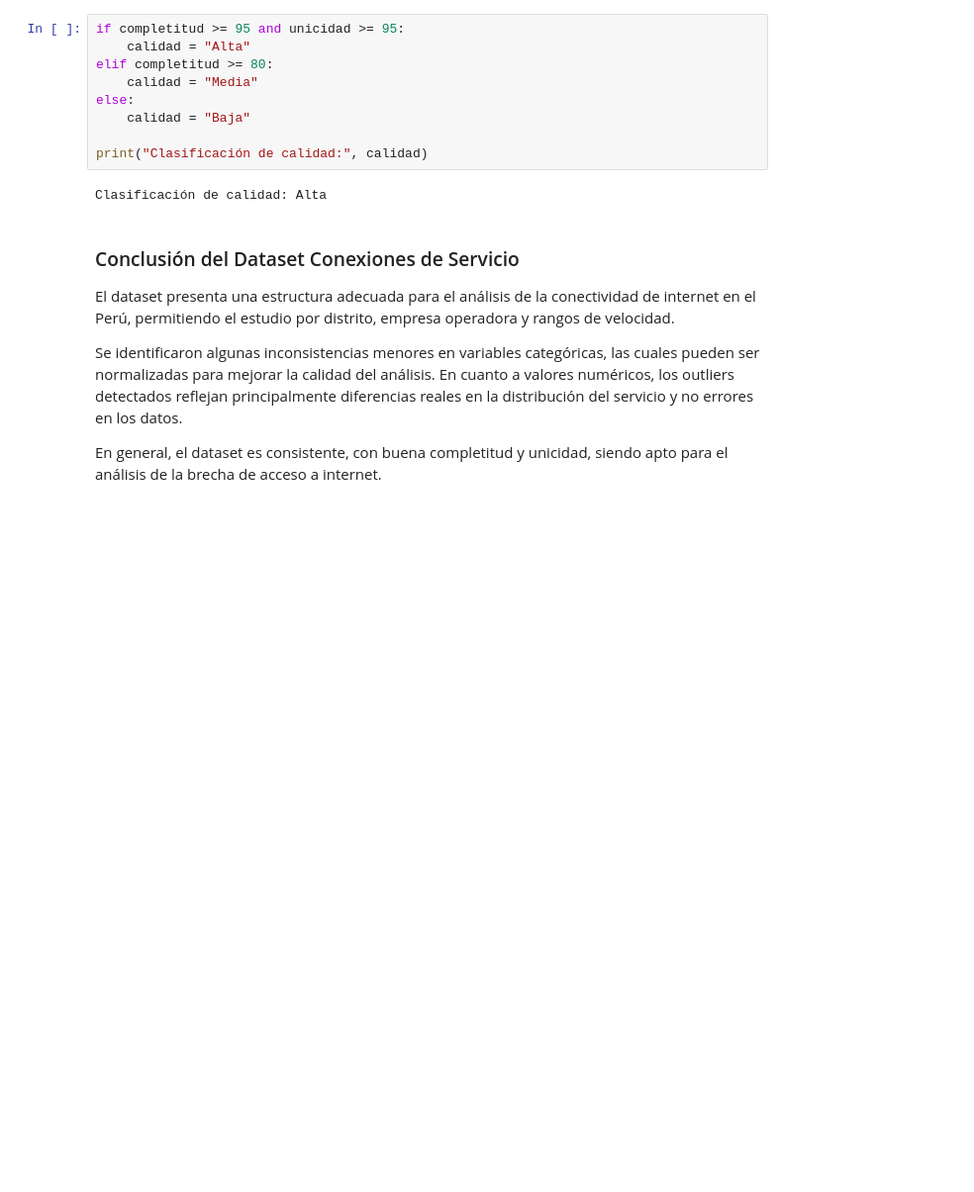
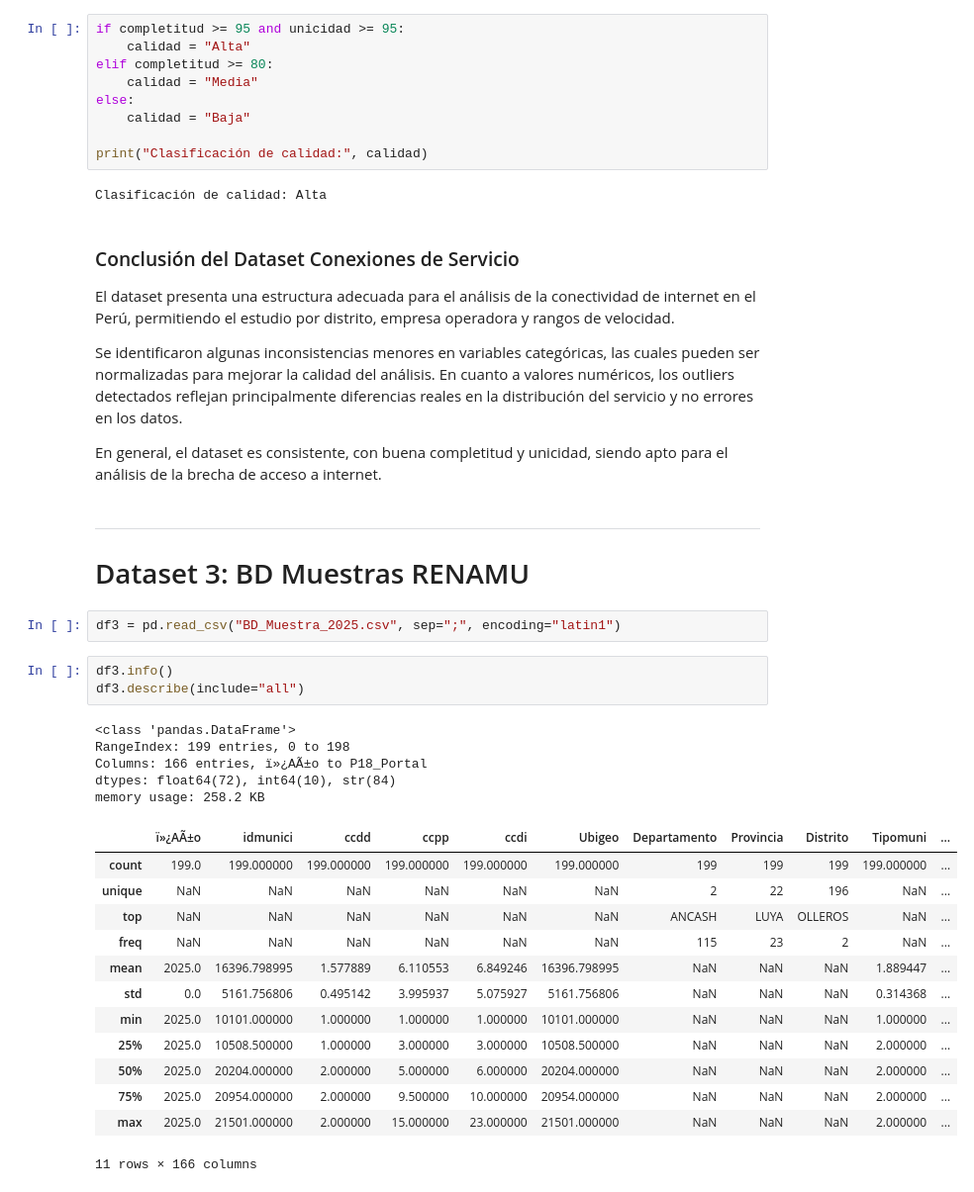
Before and after one commit to ElPalo708/An-lisis-de-la-Brecha-Digital-y-Acceso-a-TIC-en-el-Per-2023-2024, a Jupyter notebook: perfilado.ipynb, the cells around one changed output. Shown at 99% size. Saved outputs shown, nothing was run; the diff lists cells and outputs as text; blank space fills up the shorter version.

Commit message:
Perfilado Dataset 3 (RENAMU) y Dataset 4 (reclamos) completos

```diff
--- a/perfilado.ipynb
+++ b/perfilado.ipynb
@@ -1257,3 +1257,31 @@ El dataset presenta una estructura adecuada para el análisis de la conectividad
 Se identificaron algunas inconsistencias menores en variables categóricas, las cuales pueden ser normalizadas para mejorar la calidad del análisis. En cuanto a valores numéricos, los outliers detectados reflejan principalmente diferencias reales en la distribución del servicio y no errores en los datos.
 
 En general, el dataset es consistente, con buena completitud y unicidad, siendo apto para el análisis de la brecha de acceso a internet.
+# %% [markdown]
+---
+
+# Dataset 3: BD Muestras RENAMU
+# %%
+df3 = pd.read_csv("BD_Muestra_2025.csv", sep=";", encoding="latin1")
+# %%
+df3.info()
+df3.describe(include="all")
+# %% [output]
+<class 'pandas.DataFrame'>
+RangeIndex: 199 entries, 0 to 198
+Columns: 166 entries, ï»¿AÃ±o to P18_Portal
+dtypes: float64(72), int64(10), str(84)
+memory usage: 258.2 KB
+|  | ï»¿AÃ±o | idmunici | ccdd | ccpp | ccdi | Ubigeo | Departamento | Provincia | Distrito | Tipomuni | ... |
+| count | 199.0 | 199.000000 | 199.000000 | 199.000000 | 199.000000 | 199.000000 | 199 | 199 | 199 | 199.000000 | ... |
+| unique | NaN | NaN | NaN | NaN | NaN | NaN | 2 | 22 | 196 | NaN | ... |
+| top | NaN | NaN | NaN | NaN | NaN | NaN | ANCASH | LUYA | OLLEROS | NaN | ... |
+| freq | NaN | NaN | NaN | NaN | NaN | NaN | 115 | 23 | 2 | NaN | ... |
+| mean | 2025.0 | 16396.798995 | 1.577889 | 6.110553 | 6.849246 | 16396.798995 | NaN | NaN | NaN | 1.889447 | ... |
+| std | 0.0 | 5161.756806 | 0.495142 | 3.995937 | 5.075927 | 5161.756806 | NaN | NaN | NaN | 0.314368 | ... |
+| min | 2025.0 | 10101.000000 | 1.000000 | 1.000000 | 1.000000 | 10101.000000 | NaN | NaN | NaN | 1.000000 | ... |
+| 25% | 2025.0 | 10508.500000 | 1.000000 | 3.000000 | 3.000000 | 10508.500000 | NaN | NaN | NaN | 2.000000 | ... |
+| 50% | 2025.0 | 20204.000000 | 2.000000 | 5.000000 | 6.000000 | 20204.000000 | NaN | NaN | NaN | 2.000000 | ... |
+| 75% | 2025.0 | 20954.000000 | 2.000000 | 9.500000 | 10.000000 | 20954.000000 | NaN | NaN | NaN | 2.000000 | ... |
+| max | 2025.0 | 21501.000000 | 2.000000 | 15.000000 | 23.000000 | 21501.000000 | NaN | NaN | NaN | 2.000000 | ... |
+11 rows × 166 columns
```
Also changed, not shown: parts of 29 cells of this notebook.
